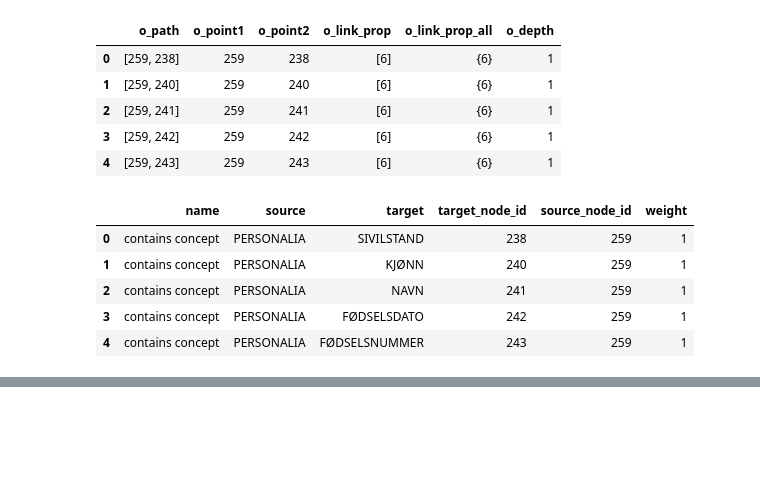
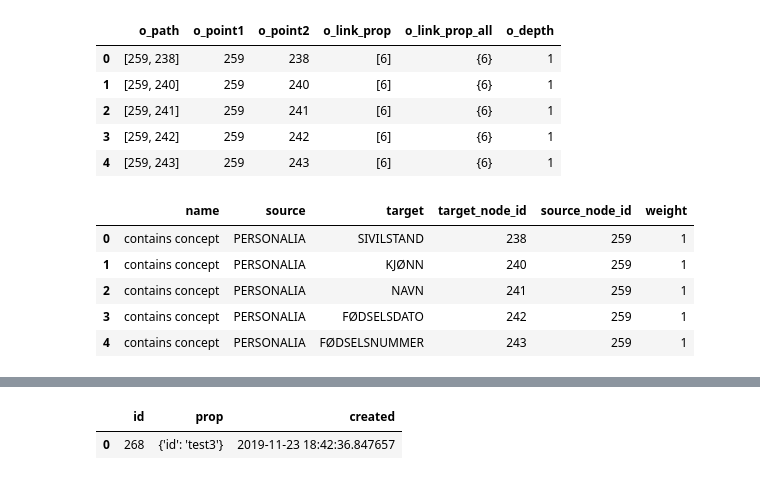
Before and after one commit to navikt/data-catalog-graph, a Jupyter notebook: notebooks/populate database.ipynb, the cells around one changed output, grey strips where cells are left out. Cells and saved outputs as stored; diff of their text form; code cells hidden in the pictures; blank space fills up the shorter version.

```diff
--- a/notebooks/populate database.ipynb
+++ b/notebooks/populate database.ipynb
@@ -502,0 +528,7 @@ viz.interactive()
+# %%
+sql = "SELECT * FROM tbl_node WHERE prop->>'id' = 'test3'"
+df = sqlio.read_sql_query(sql, conn)
+df
+# %% [output]
+|  | id | prop | created |
+| 0 | 268 | {'id': 'test3'} | 2019-11-23 18:42:36.847657 |
```
Also changed, not shown: parts of 20 cells of this notebook, 9 other files.
